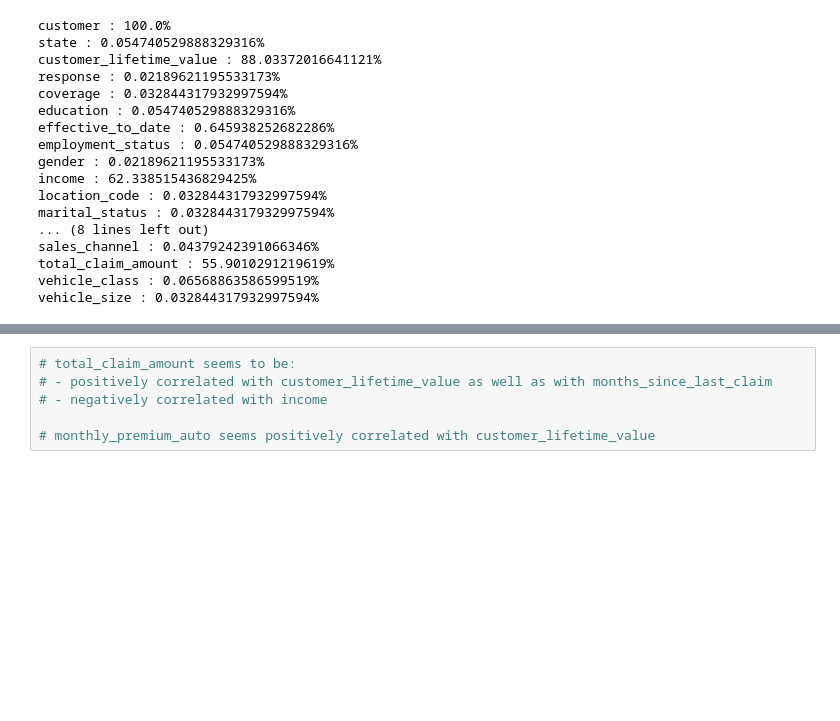
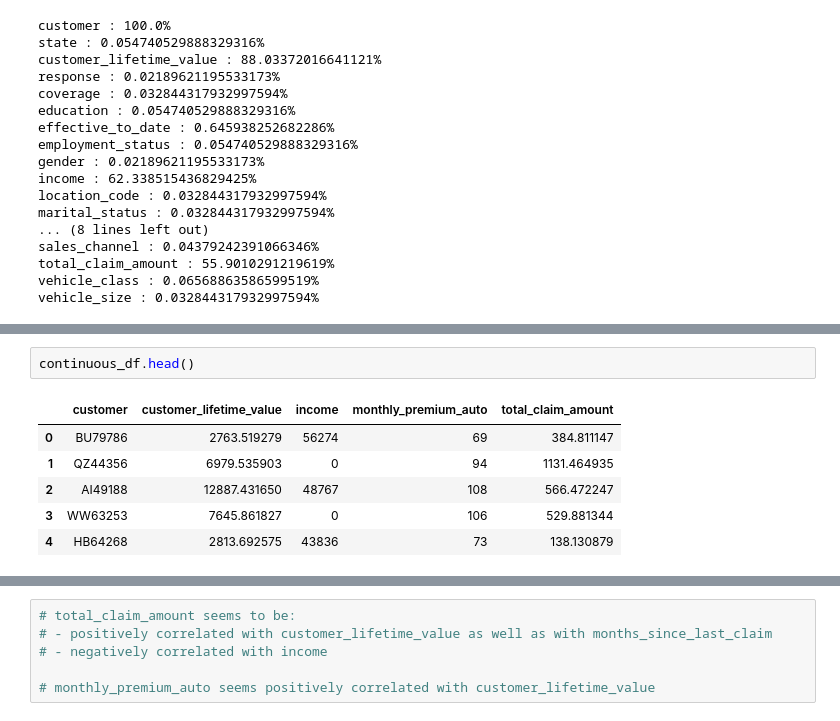
Before and after one commit to fabio1623/lab-cleaning-numerical-data, a Jupyter notebook: solution.ipynb, the cells around one changed output, grey strips where cells are left out. Saved outputs shown, nothing was run; the diff lists cells and outputs as text; blank space fills up the shorter version.

```diff
--- a/solution.ipynb
+++ b/solution.ipynb
@@ -160,0 +174,9 @@ vehicle_size : 0.032844317932997594%
+# %%
+continuous_df.head()
+# %% [output]
+|  | customer | customer_lifetime_value | income | monthly_premium_auto | total_claim_amount |
+| 0 | BU79786 | 2763.519279 | 56274 | 69 | 384.811147 |
+| 1 | QZ44356 | 6979.535903 | 0 | 94 | 1131.464935 |
+| 2 | AI49188 | 12887.431650 | 48767 | 108 | 566.472247 |
+| 3 | WW63253 | 7645.861827 | 0 | 106 | 529.881344 |
+| 4 | HB64268 | 2813.692575 | 43836 | 73 | 138.130879 |
```
Also changed, not shown: parts of 9 cells of this notebook.
